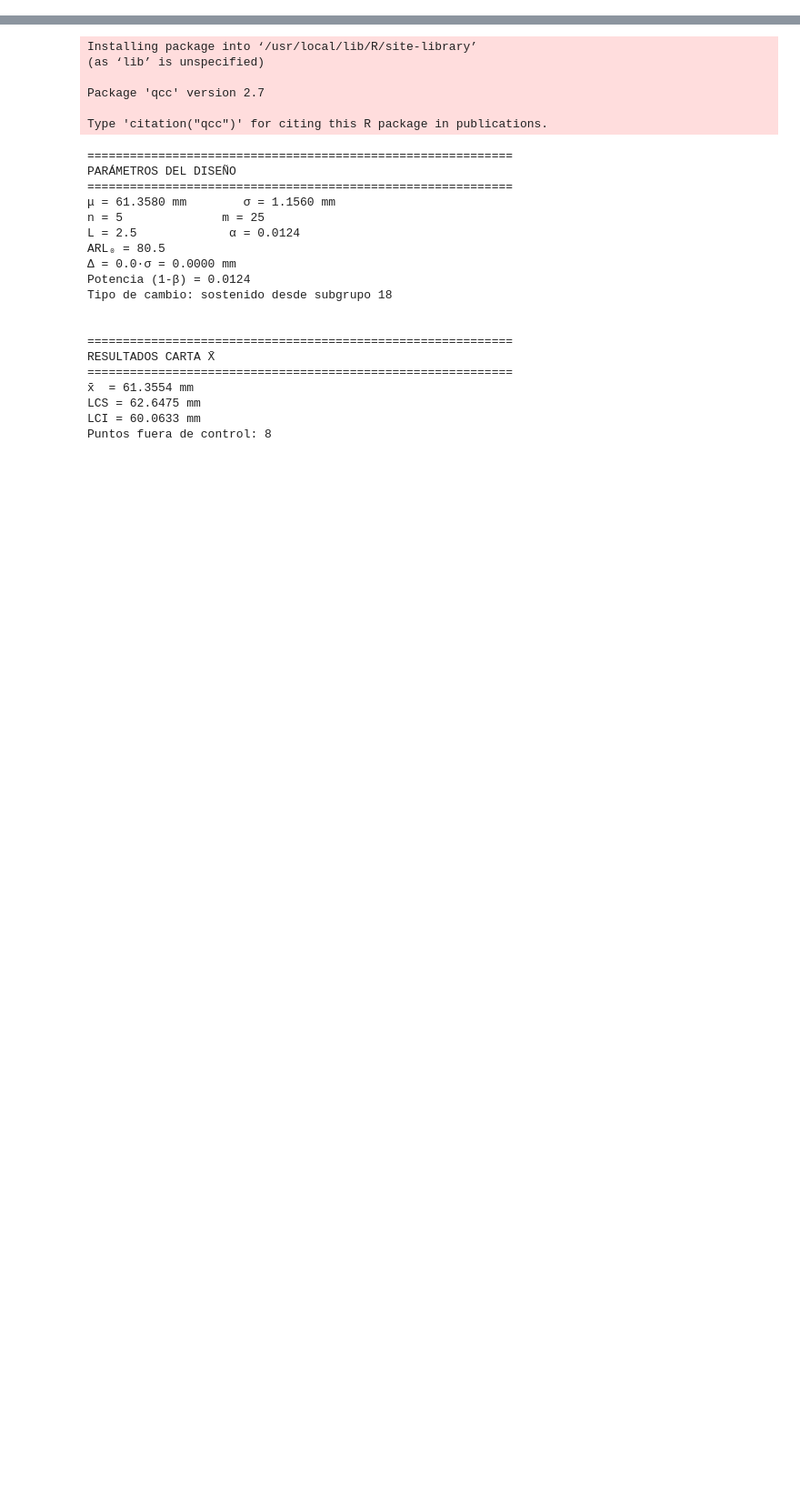
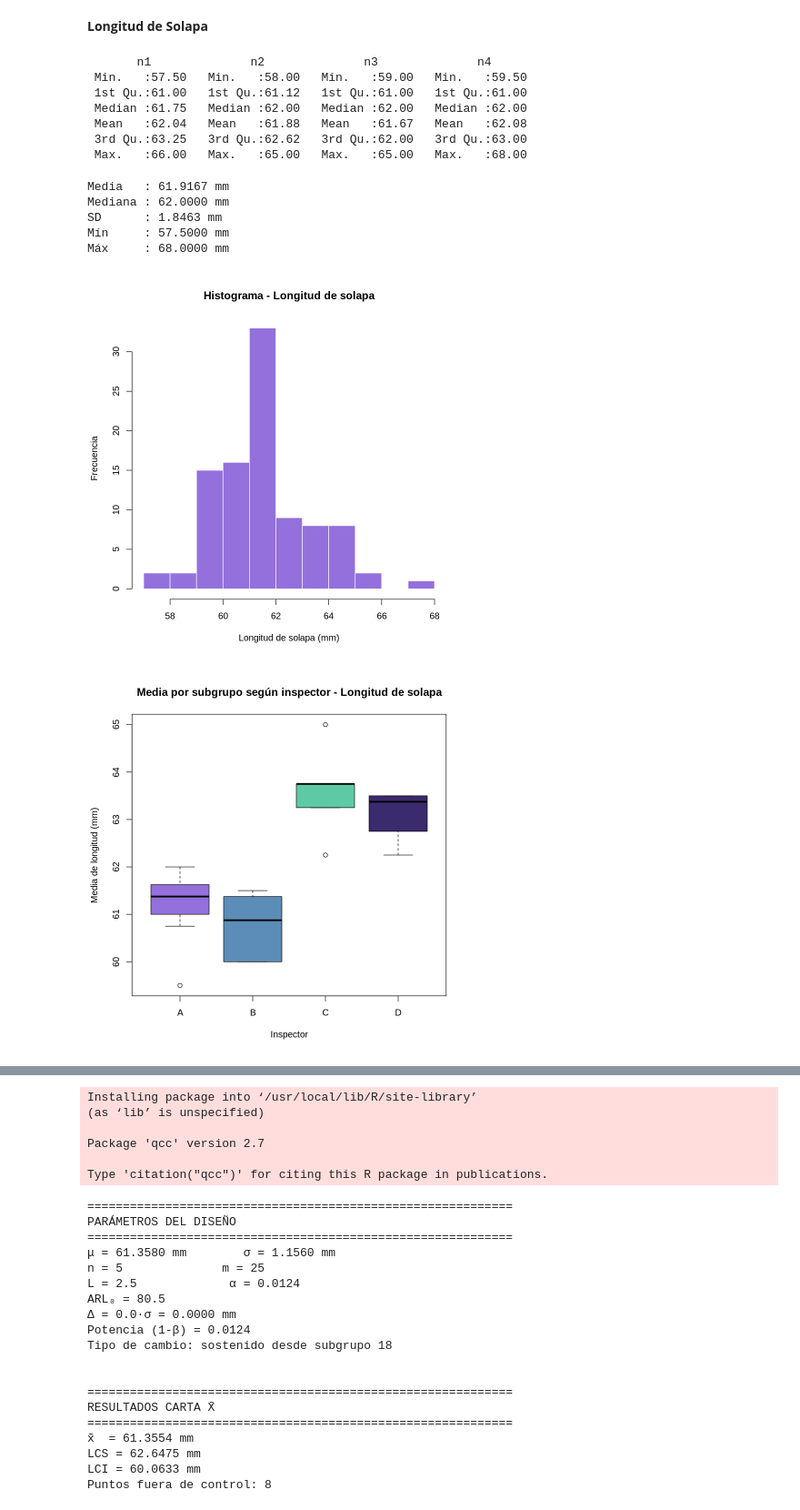
Before and after one commit to juanflo-svg/origami_quality_control, a Jupyter notebook: Copia_de_datos_RadioInterno_simulados.ipynb, the cells around one changed output, grey strips where cells are left out. Shown at 91% size. Cells and saved outputs as stored; diff of their text form; code cells hidden in the pictures; blank space fills up the shorter version.

```diff
--- a/Copia_de_datos_RadioInterno_simulados.ipynb
+++ b/Copia_de_datos_RadioInterno_simulados.ipynb
@@ -2,0 +23,79 @@
+# %% [markdown]
+**Longitud de Solapa**
+# %%
+# Leer el archivo — reemplaza con el nombre exacto de tu archivo
+datos <- read_excel("/content/tomaDatos.xlsx", sheet = "Hoja 1")
+
+mediciones <- datos[, c("n1", "n2", "n3", "n4")]
+valores    <- unlist(mediciones)
+# %%
+# ============================================================
+# ANÁLISIS DESCRIPTIVO
+# ============================================================
+summary(mediciones)
+cat(sprintf("Media   : %.4f mm\n", mean(valores)))
+cat(sprintf("Mediana : %.4f mm\n", median(valores)))
+cat(sprintf("SD      : %.4f mm\n", sd(valores)))
+cat(sprintf("Mín     : %.4f mm\n", min(valores)))
+cat(sprintf("Máx     : %.4f mm\n", max(valores)))
+
+media_subgrupos <- rowMeans(mediciones)
+rango_subgrupos <- apply(mediciones, 1, function(x) max(x) - min(x))
+
+# Histograma
+hist(valores,
+     main = "Histograma - Longitud de solapa",
+     xlab = "Longitud de solapa (mm)",
+     ylab = "Frecuencia",
+     col  = "#9370DB", border = "white")
+
+# Boxplot por inspector
+# Agregar media por subgrupo al dataframe
+datos$media_subgrupo <- rowMeans(datos[, c("n1", "n2", "n3", "n4")])
+
+# Boxplot
+boxplot(media_subgrupo ~ Inspector,
+        data   = datos,
+        main   = "Media por subgrupo según inspector - Longitud de solapa",
+        xlab   = "Inspector",
+        ylab   = "Media de longitud (mm)",
+        col    = c("#9370DB", "#5B8DB8", "#5DCAA5", "#3A2A6E"),
+        border = "#000000")
+
+# Observaciones individuales
+plot(valores,
+     type = "b", pch = 19, cex = 0.7, col = "#9370DB",
+     main = "Observaciones individuales",
+     xlab = "Observación", ylab = "Longitud de solapa (mm)")
+abline(h = mean(valores), col = "red", lty = 2)
+
+# Media por subgrupo
+plot(1:nrow(datos), media_subgrupos,
+     type = "b", pch = 19, col = "#9370DB",
+     main = "Media por subgrupo",
+     xlab = "Subgrupo (m)", ylab = "Media (mm)", xaxt = "n")
+axis(1, at = 1:nrow(datos), labels = datos$m, cex.axis = 0.75)
+abline(h = mean(media_subgrupos), col = "red", lty = 2)
+
+# Rango por subgrupo
+plot(1:nrow(datos), rango_subgrupos,
+     type = "b", pch = 19, col = "#5B8DB8",
+     main = "Rango por subgrupo",
+     xlab = "Subgrupo (m)", ylab = "Rango (mm)", xaxt = "n")
+axis(1, at = 1:nrow(datos), labels = datos$m, cex.axis = 0.75)
+abline(h = mean(rango_subgrupos), col = "red", lty = 2)
+# %% [output]
+       n1              n2              n3              n4
+ Min.   :57.50   Min.   :58.00   Min.   :59.00   Min.   :59.50
+ 1st Qu.:61.00   1st Qu.:61.12   1st Qu.:61.00   1st Qu.:61.00
+ Median :61.75   Median :62.00   Median :62.00   Median :62.00
+ Mean   :62.04   Mean   :61.88   Mean   :61.67   Mean   :62.08
+ 3rd Qu.:63.25   3rd Qu.:62.62   3rd Qu.:62.00   3rd Qu.:63.00
+ Max.   :66.00   Max.   :65.00   Max.   :65.00   Max.   :68.00
+Media   : 61.9167 mm
+Mediana : 62.0000 mm
+SD      : 1.8463 mm
+Mín     : 57.5000 mm
+Máx     : 68.0000 mm
+[figure, added]
+[figure, added]
```
Also changed, not shown: parts of 6 cells of this notebook.
